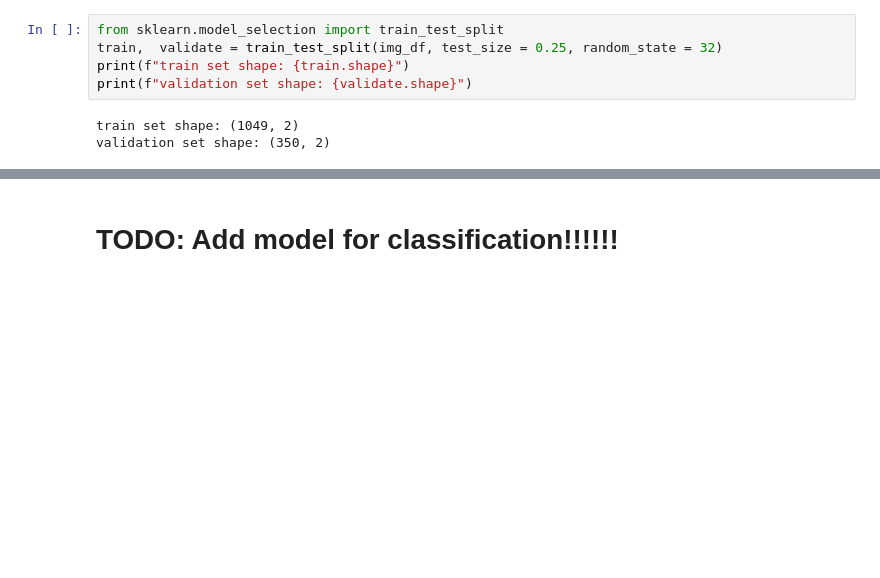
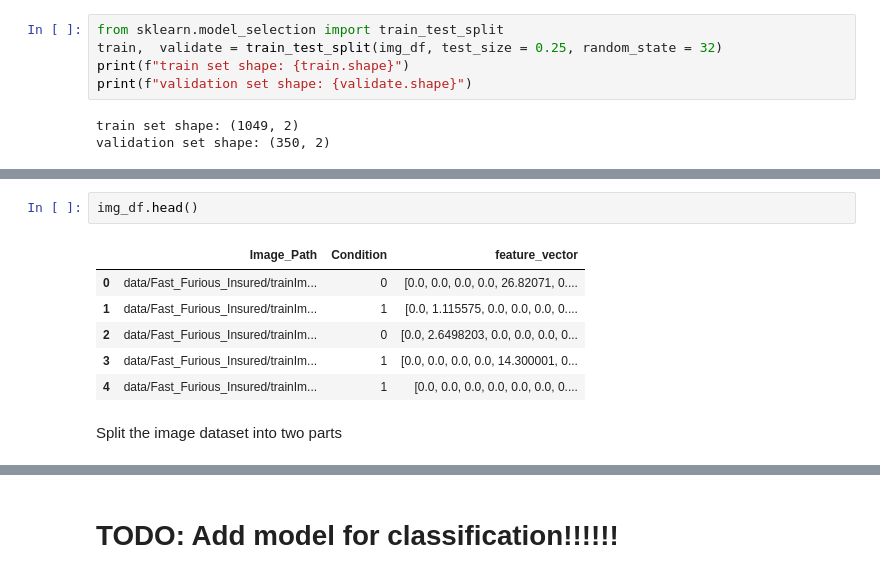
Before and after one commit to moriagr/ML_final_Project, a Jupyter notebook: car_insurance_1.ipynb, the cells around one changed output, grey strips where cells are left out. Cells and saved outputs as stored; diff of their text form; blank space fills up the shorter version.

Commit message:
adding dealing with images using edge detection and other stuff

```diff
--- a/car_insurance_1.ipynb
+++ b/car_insurance_1.ipynb
@@ -192,0 +276,11 @@ test_dataset = image.ImageDataGenerator(rescale=1./255)
+# %%
+img_df.head()
+# %% [output]
+|  | Image_Path | Condition | feature_vector |
+| 0 | data/Fast_Furious_Insured/trainIm... | 0 | [0.0, 0.0, 0.0, 0.0, 26.82071, 0.... |
+| 1 | data/Fast_Furious_Insured/trainIm... | 1 | [0.0, 1.115575, 0.0, 0.0, 0.0, 0.... |
+| 2 | data/Fast_Furious_Insured/trainIm... | 0 | [0.0, 2.6498203, 0.0, 0.0, 0.0, 0... |
+| 3 | data/Fast_Furious_Insured/trainIm... | 1 | [0.0, 0.0, 0.0, 0.0, 14.300001, 0... |
+| 4 | data/Fast_Furious_Insured/trainIm... | 1 | [0.0, 0.0, 0.0, 0.0, 0.0, 0.0, 0.... |
+# %% [markdown]
+Split the image dataset into two parts
```
Also changed, not shown: parts of 30 cells of this notebook.
